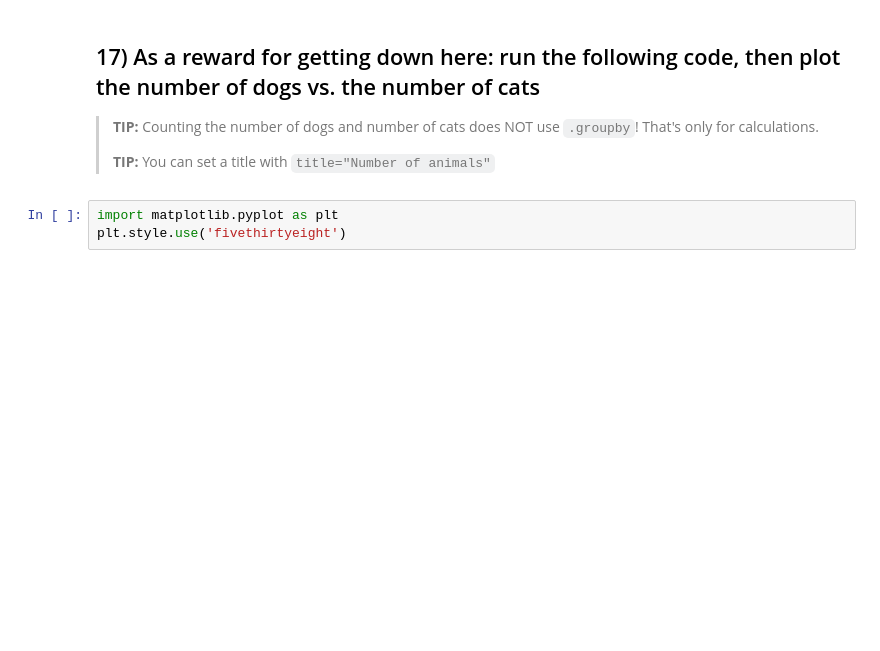
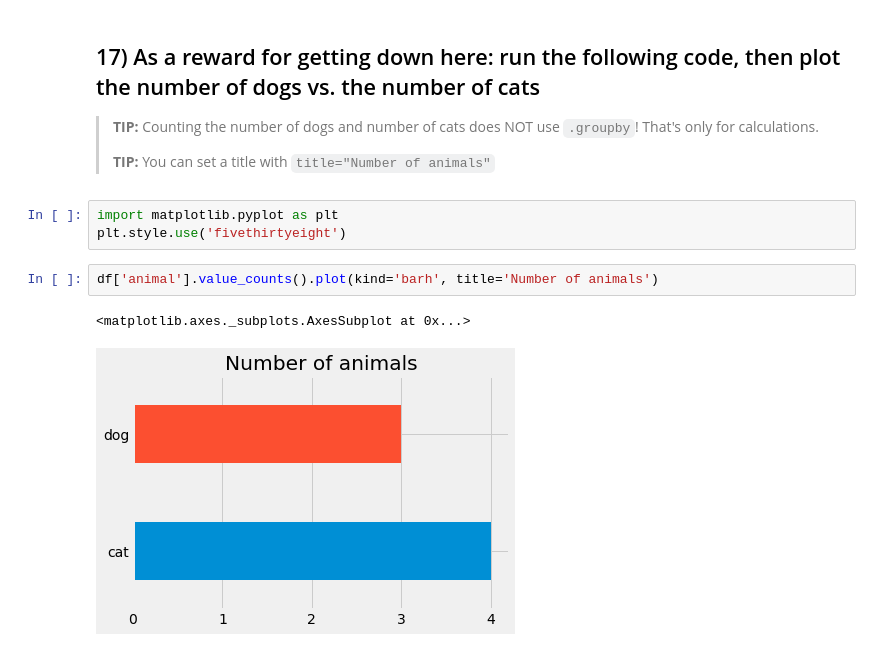
Before and after one commit to xeophin/lede-foundations, a Jupyter notebook: 05-homework/01-Animals.ipynb, the cells around one changed output. Drawn from its saved outputs; the diff is of its cells as text; blank space fills up the shorter version.

```diff
--- a/05-homework/01-Animals.ipynb
+++ b/05-homework/01-Animals.ipynb
@@ -87,3 +211,8 @@ We didn't talk about how to make a histogram in class! It **does not** use `plot
 # %%
 import matplotlib.pyplot as plt
 plt.style.use('fivethirtyeight')
+# %%
+df['animal'].value_counts().plot(kind='barh', title='Number of animals')
+# %% [output]
+<matplotlib.axes._subplots.AxesSubplot at 0x...>
+[figure, added]
```
Also changed, not shown: parts of 23 cells of this notebook.
